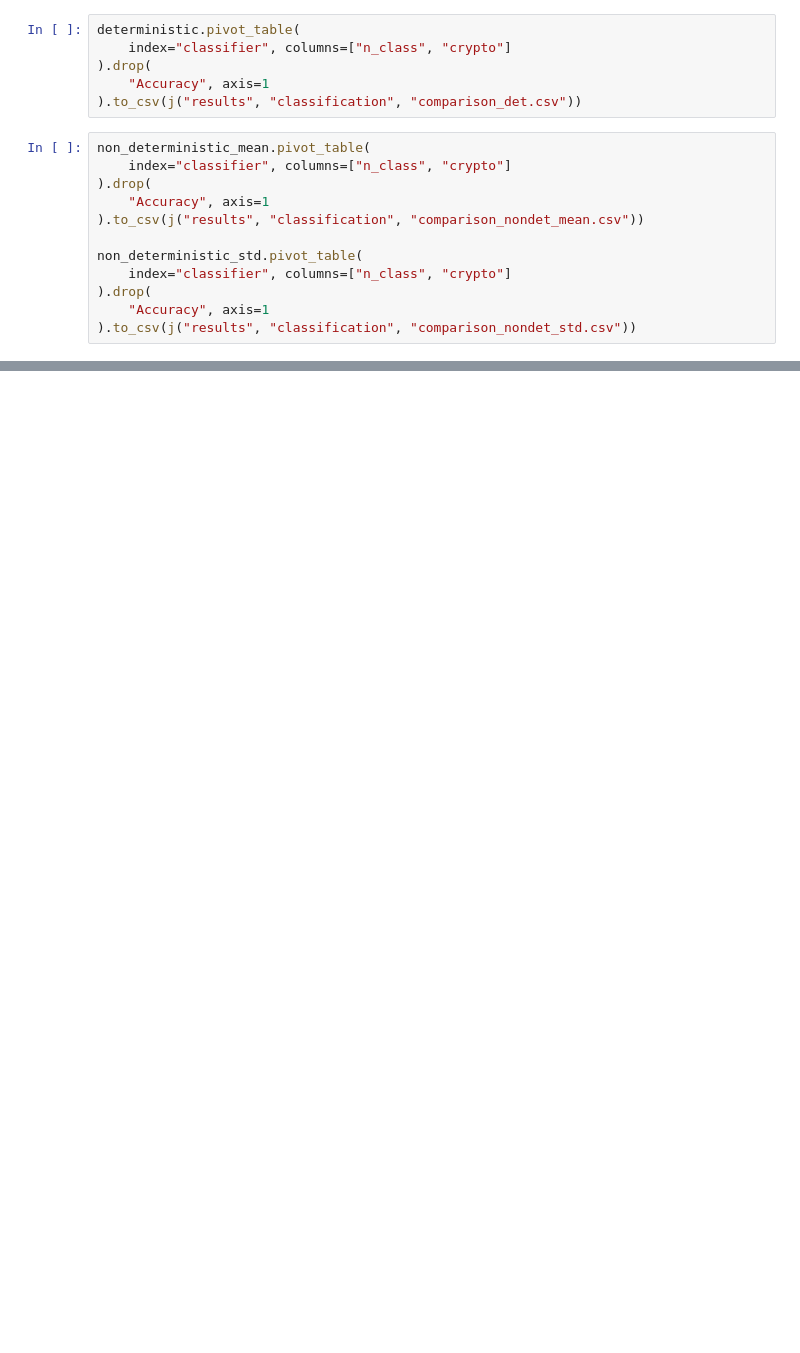
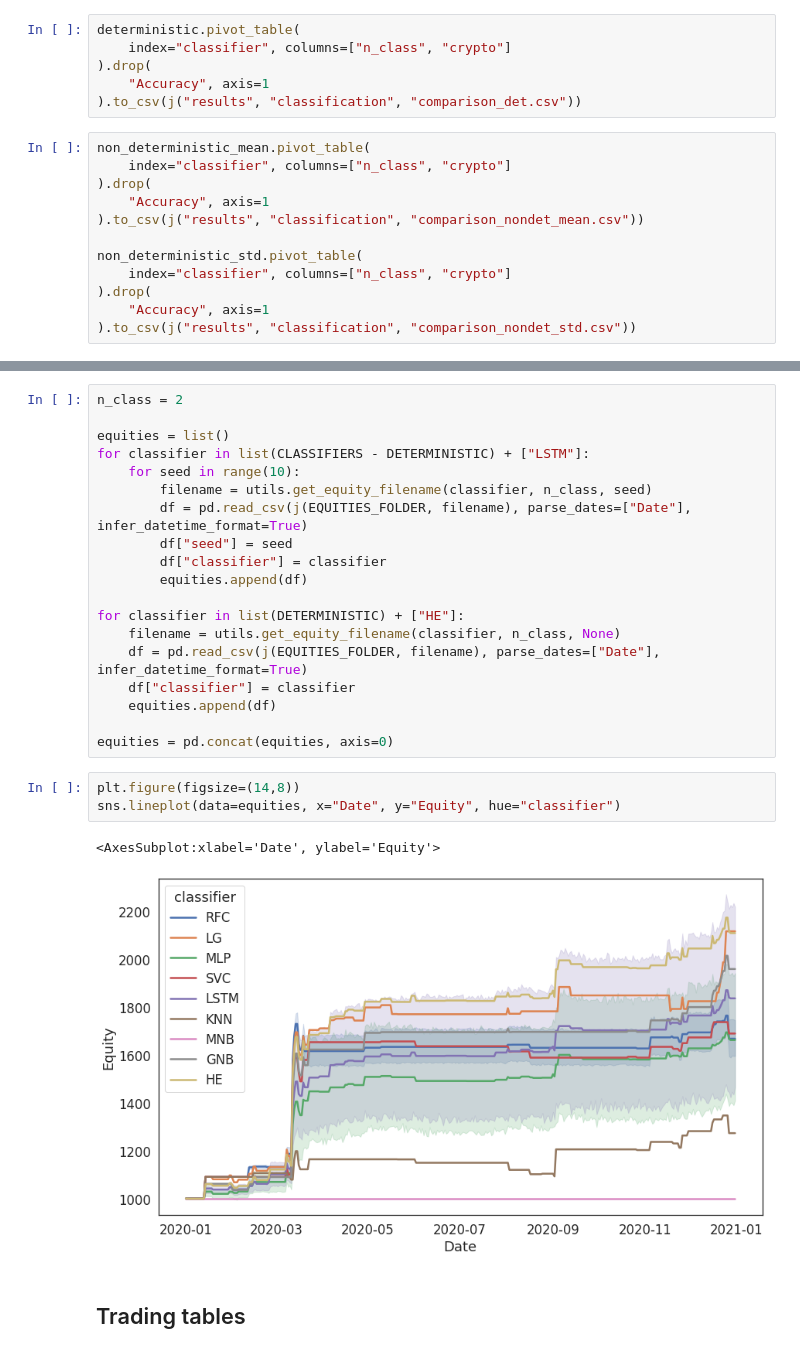
Before and after one commit to GPEBellocca/Momentum-crypto-trading, a Jupyter notebook: CTS/collect_results.ipynb, the cells around one changed output, grey strips where cells are left out. Cells and saved outputs as stored; diff of their text form; blank space fills up the shorter version.

```diff
--- a/CTS/collect_results.ipynb
+++ b/CTS/collect_results.ipynb
@@ -107,0 +146,27 @@ non_deterministic_std.pivot_table(
+# %%
+n_class = 2
+
+equities = list()
+for classifier in list(CLASSIFIERS - DETERMINISTIC) + ["LSTM"]:
+    for seed in range(10):
+        filename = utils.get_equity_filename(classifier, n_class, seed)
+        df = pd.read_csv(j(EQUITIES_FOLDER, filename), parse_dates=["Date"], infer_datetime_format=True)
+        df["seed"] = seed
+        df["classifier"] = classifier
+        equities.append(df)
+
+for classifier in list(DETERMINISTIC) + ["HE"]:
+    filename = utils.get_equity_filename(classifier, n_class, None)
+    df = pd.read_csv(j(EQUITIES_FOLDER, filename), parse_dates=["Date"], infer_datetime_format=True)
+    df["classifier"] = classifier
+    equities.append(df)
+
+equities = pd.concat(equities, axis=0)
+# %%
+plt.figure(figsize=(14,8))
+sns.lineplot(data=equities, x="Date", y="Equity", hue="classifier")
+# %% [output]
+<AxesSubplot:xlabel='Date', ylabel='Equity'>
+[figure, added]
+# %% [markdown]
+## Trading tables
```
Also changed, not shown: parts of 12 cells of this notebook, 1 other file.
